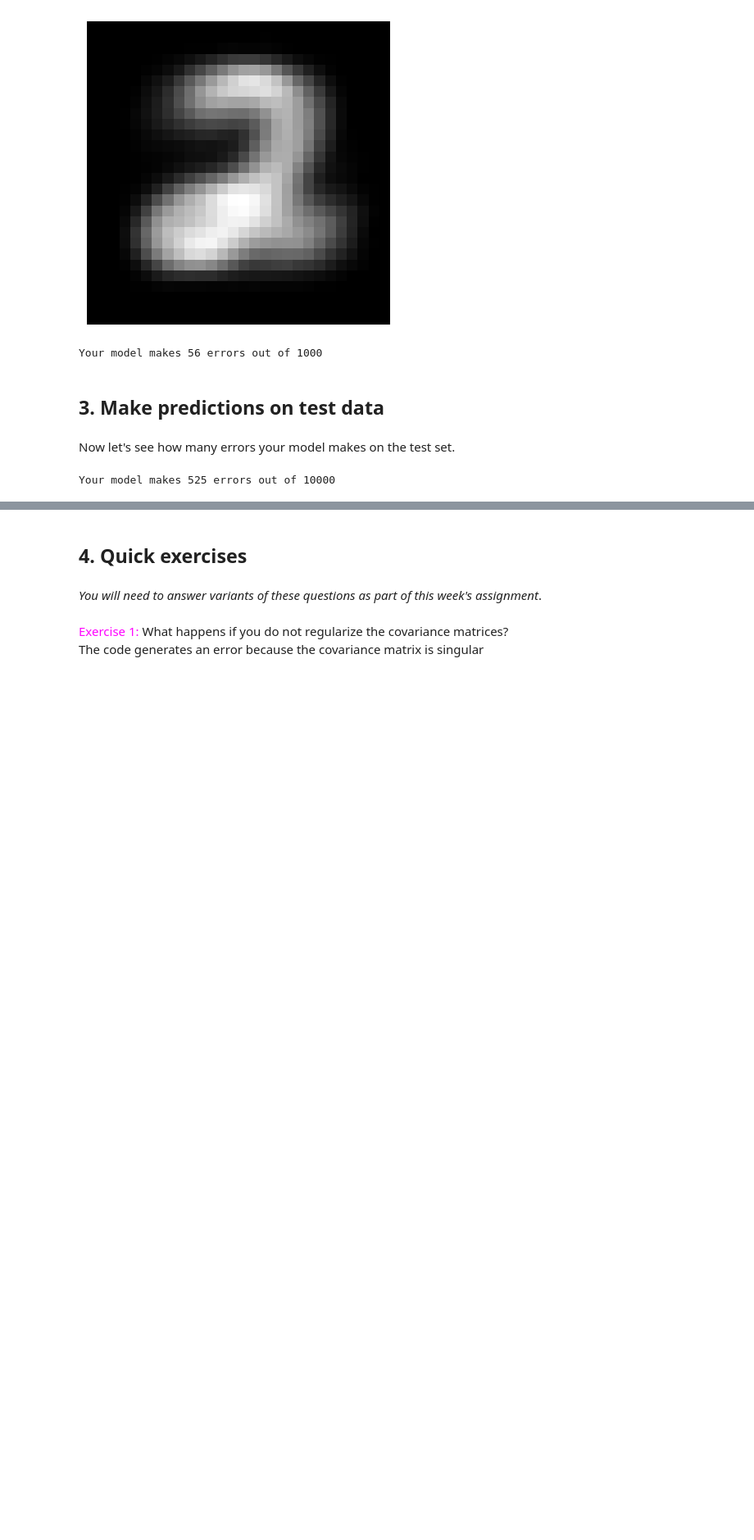
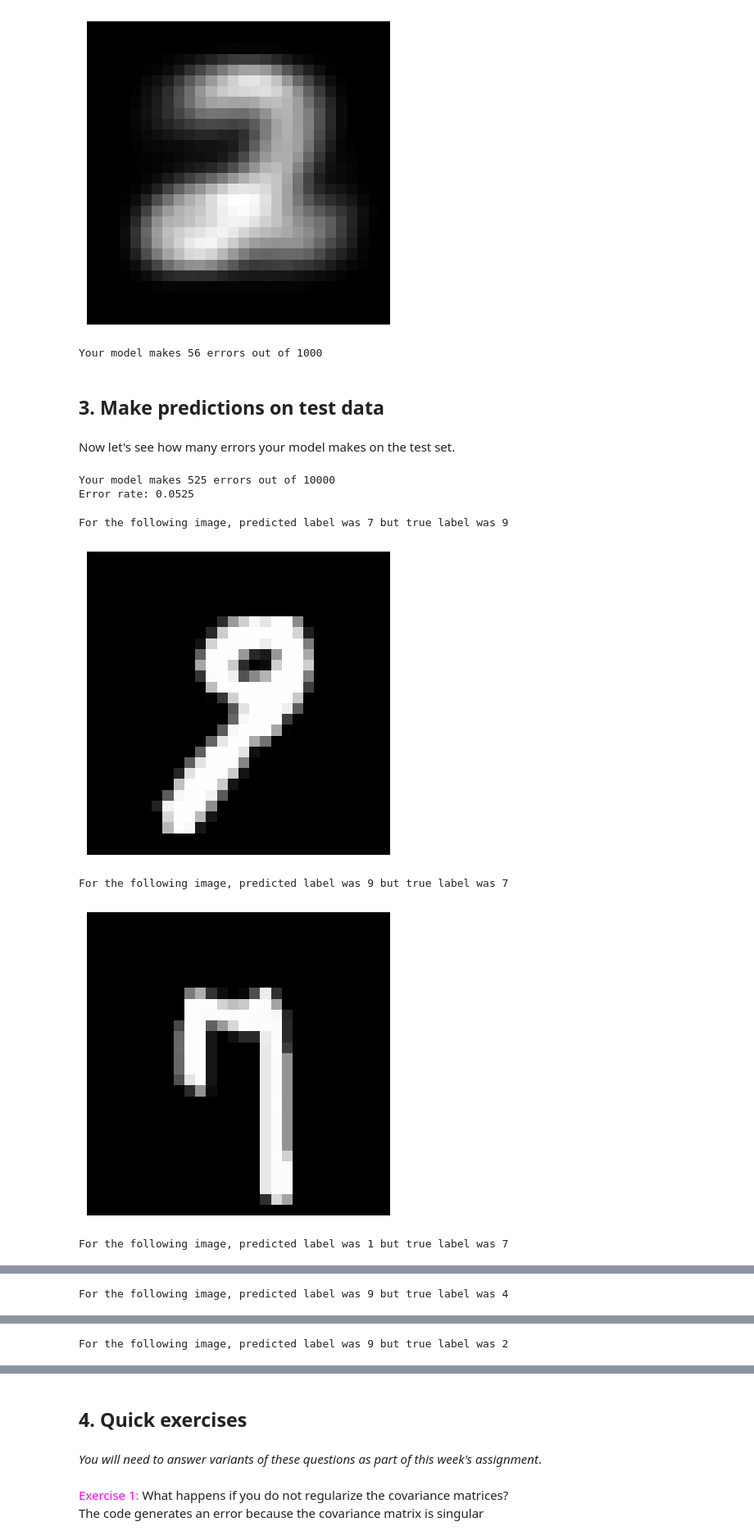
Before and after one commit to pdn002/CSE151A-HW3, a Jupyter notebook: generative_mnist.ipynb, the cells around one changed output, grey strips where cells are left out. Shown: that part at 82% size. Cells and saved outputs as stored; diff of their text form; code cells hidden in the pictures; blank space fills up the shorter version.

```diff
--- a/generative_mnist.ipynb
+++ b/generative_mnist.ipynb
@@ -170,5 +171,23 @@ predictions = np.argmax(score, axis=1)
 # Finally, tally up score
 errors = np.sum(predictions != test_labels)
 print("Your model makes " + str(errors) + " errors out of 10000")
+print("Error rate: " +str(errors / len(test_labels)))
 # %% [output]
 Your model makes 525 errors out of 10000
+Error rate: 0.0525
+# %%
+# display 5 misclassified test digits
+num_display = 0
+for i in range(len(predictions)):
+    if predictions[i] != test_labels[i]:
+        print('For the following image, predicted label was ' + str(predictions[i]) + ' but true label was ' + str(test_labels[i]))
+        displaychar(test_data[i])
+        num_display += 1
+    if (num_display == 5):
+        break
+# %% [output]
+For the following image, predicted label was 7 but true label was 9
+[figure, added]
+For the following image, predicted label was 9 but true label was 7
+[figure, added]
+For the following image, predicted label was 1 but true label was 7
@@ -174,0 +195 @@ Your model makes 525 errors out of 10000
+For the following image, predicted label was 9 but true label was 4
@@ -174,0 +197 @@ Your model makes 525 errors out of 10000
+For the following image, predicted label was 9 but true label was 2
```
Also changed, not shown: parts of 5 cells of this notebook, 1 other file.
